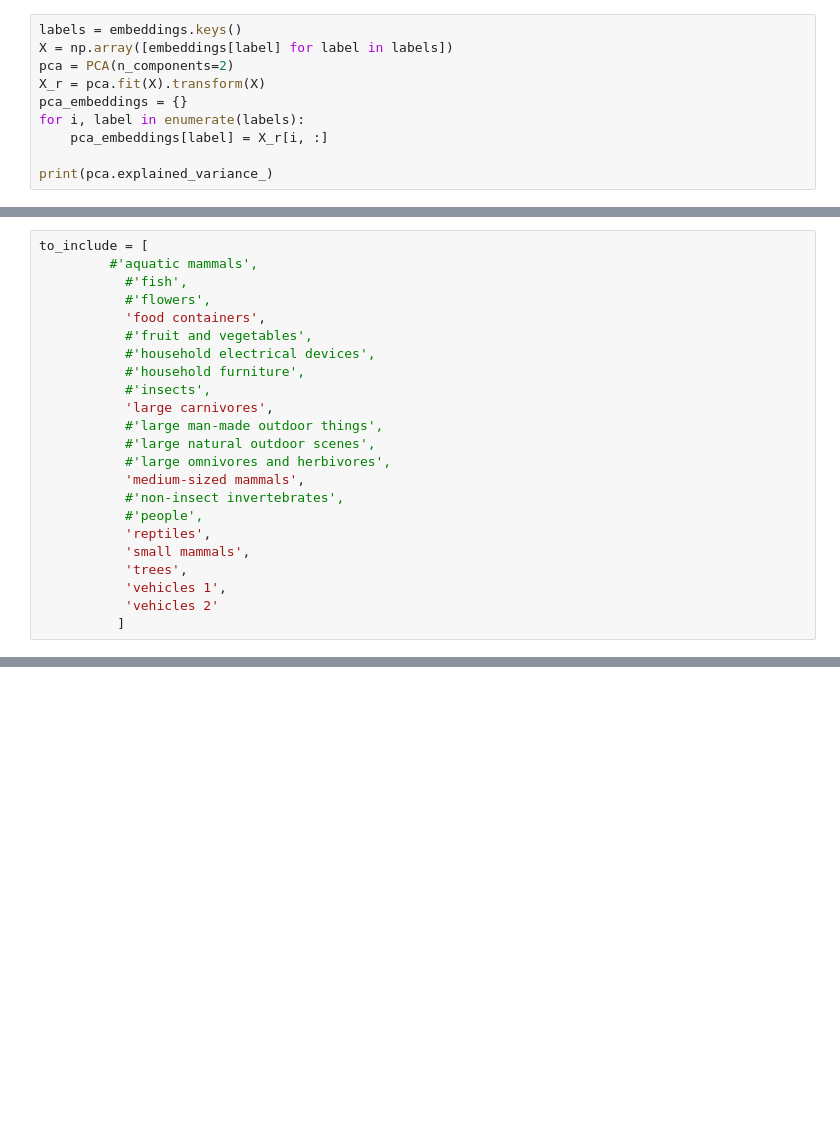
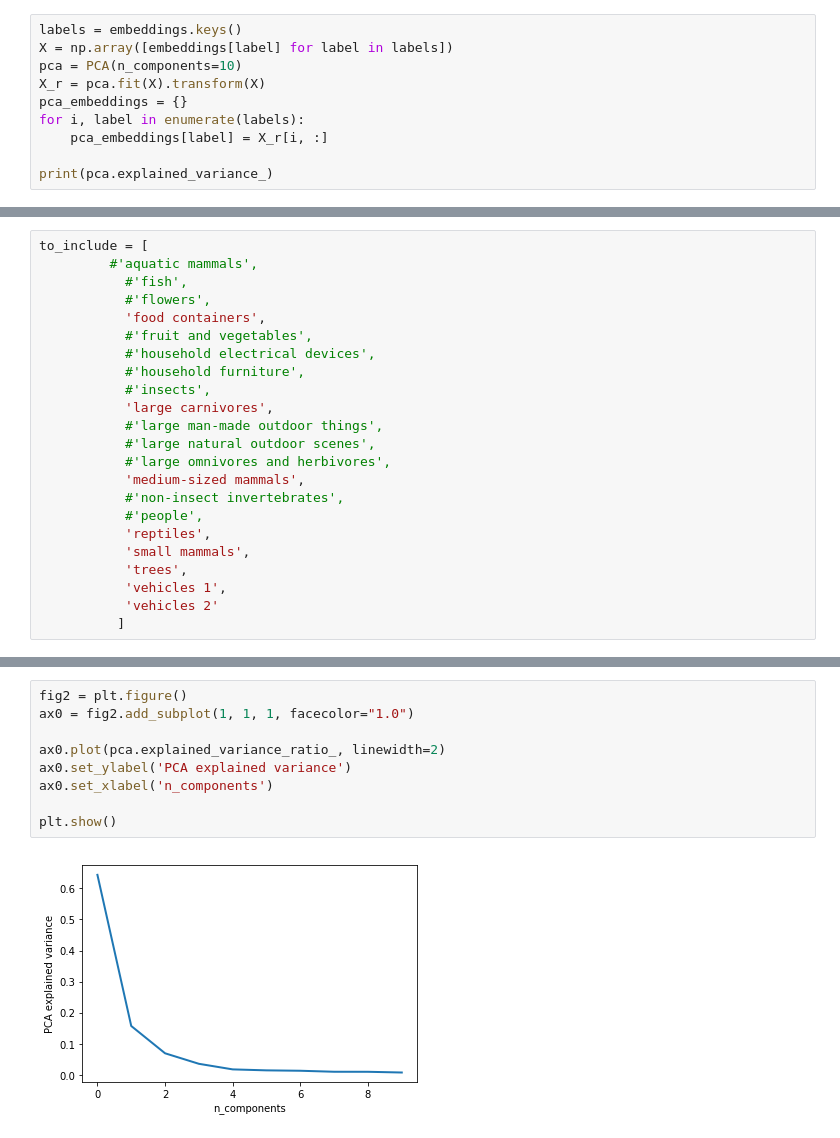
Before and after one commit to JiaxiangBU/10715_Project, a Jupyter notebook: wordnet_pca.ipynb, the cells around one changed output, grey strips where cells are left out. Saved outputs shown, nothing was run; the diff lists cells and outputs as text; blank space fills up the shorter version.

```diff
--- a/wordnet_pca.ipynb
+++ b/wordnet_pca.ipynb
@@ -8,7 +8,7 @@ embeddings = pickle.load(open("Data/Embeddings/CIFAR/CIFAR_100_word_to_embedding
 # %%
 labels = embeddings.keys()
 X = np.array([embeddings[label] for label in labels])
-pca = PCA(n_components=2)
+pca = PCA(n_components=10)
 X_r = pca.fit(X).transform(X)
 pca_embeddings = {}
 for i, label in enumerate(labels):
@@ -108 +109,12 @@ vehicles 2 [-0.28576982 -0.19110477 -0.28568286  0.48202598 -0.28568301]
 [figure]
+# %%
+fig2 = plt.figure()
+ax0 = fig2.add_subplot(1, 1, 1, facecolor="1.0")
+
+ax0.plot(pca.explained_variance_ratio_, linewidth=2)
+ax0.set_ylabel('PCA explained variance')
+ax0.set_xlabel('n_components')
+
+plt.show()
+# %% [output]
+[figure, added]
```
Also changed, not shown: parts of 2 cells of this notebook, 1 other file.
